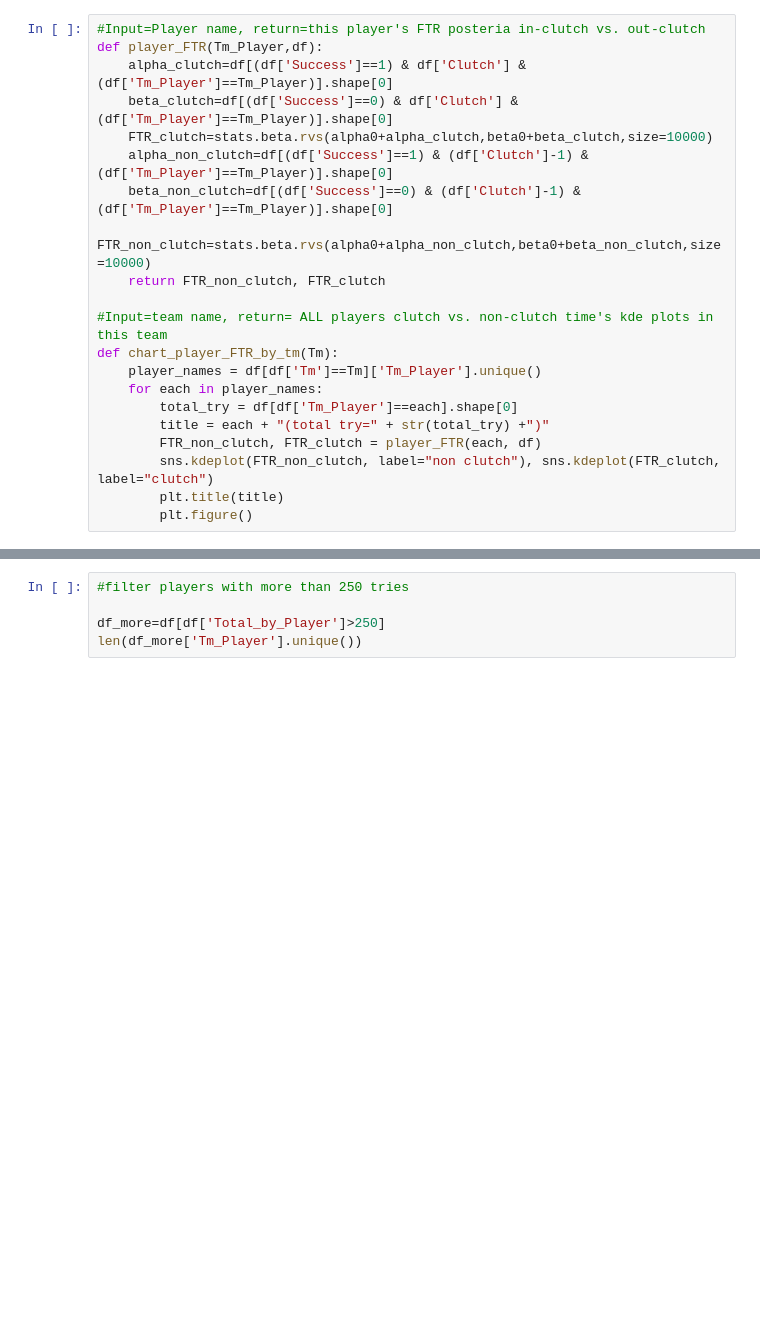
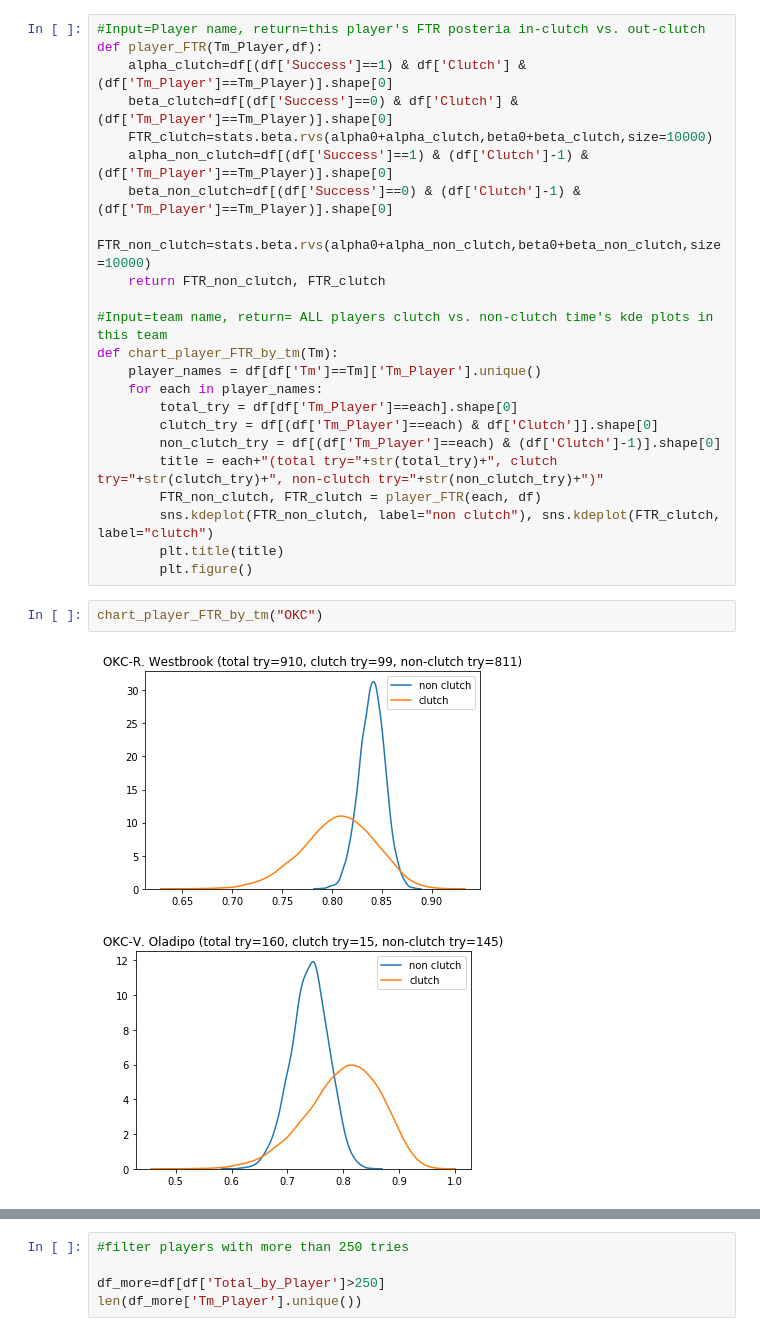
Before and after one commit to goldenrainbow/Task-31-NBA_Free_Throw_Rate_Analysis, a Jupyter notebook: Task31.ipynb, the cells around one changed output, grey strips where cells are left out. Cells and saved outputs as stored; diff of their text form; blank space fills up the shorter version.

```diff
--- a/Task31.ipynb
+++ b/Task31.ipynb
@@ -128,8 +119,15 @@ def chart_player_FTR_by_tm(Tm):
     player_names = df[df['Tm']==Tm]['Tm_Player'].unique()
     for each in player_names:
         total_try = df[df['Tm_Player']==each].shape[0]
-        title = each + "(total try=" + str(total_try) +")"
+        clutch_try = df[(df['Tm_Player']==each) & df['Clutch']].shape[0]
+        non_clutch_try = df[(df['Tm_Player']==each) & (df['Clutch']-1)].shape[0]
+        title = each+"(total try="+str(total_try)+", clutch try="+str(clutch_try)+", non-clutch try="+str(non_clutch_try)+")"
         FTR_non_clutch, FTR_clutch = player_FTR(each, df)
         sns.kdeplot(FTR_non_clutch, label="non clutch"), sns.kdeplot(FTR_clutch, label="clutch")
         plt.title(title)
         plt.figure()
+# %%
+chart_player_FTR_by_tm("OKC")
+# %% [output]
+[figure, added]
+[figure, added]
```
Also changed, not shown: parts of 11 cells of this notebook.
